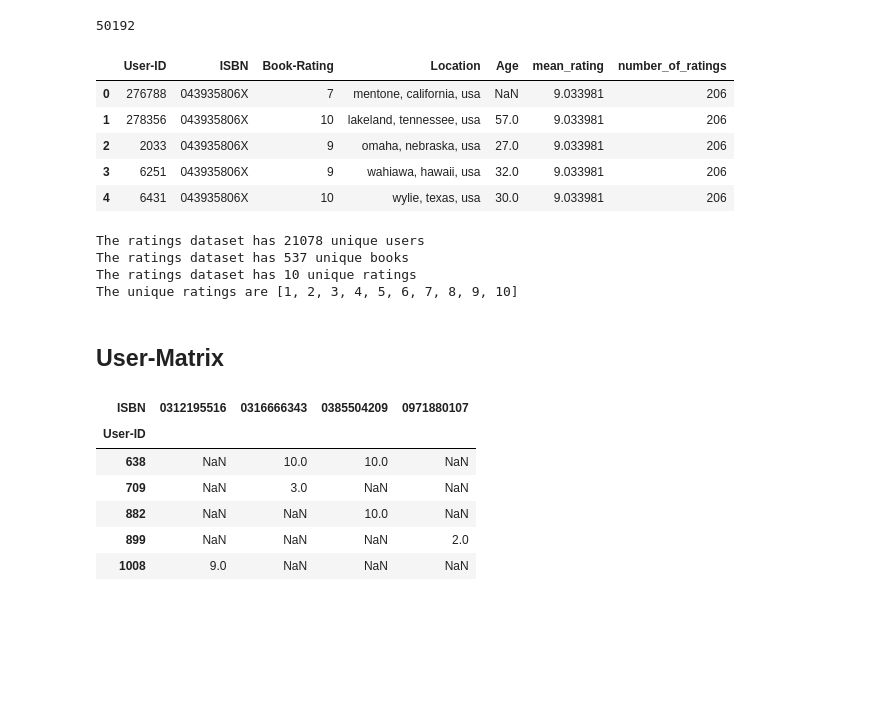
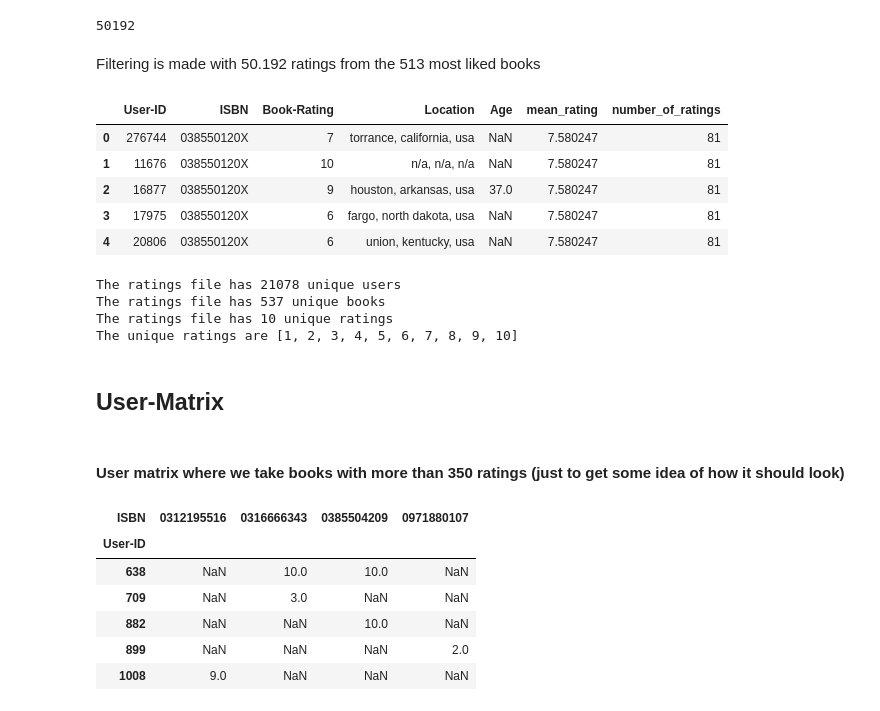
Before and after one commit to marinaepitropaki/BookRecommendationSystem, a Jupyter notebook: lukas.ipynb, the cells around one changed output. Drawn from its saved outputs; the diff is of its cells as text; code cells hidden in the pictures; blank space fills up the shorter version.

```diff
--- a/lukas.ipynb
+++ b/lukas.ipynb
@@ -237,0 +224,3 @@ memory usage: 16.8+ KB
+# %%
+agg_ratings_GT50 = agg_ratings[agg_ratings['number_of_ratings']>=50]
+agg_ratings_GT50.info()
@@ -311,11 +311,11 @@ memory usage: 32.9+ KB
 # %% [markdown]
 ### cleaning data so we only have the 731 books that have ratings on books with books that have +100 ratings
 # %%
-df_GT100 = pd.merge(user_rating_df_clean, agg_ratings_GT100, on='ISBN', how='inner')
+df_GT50 = pd.merge(user_rating_df_clean, agg_ratings_GT50, on='ISBN', how='inner')
 df_GT350 = pd.merge(user_rating_df_clean, agg_ratings_GT350, on='ISBN', how='inner')
-df_GT100.info()
+df_GT50.info()
 
-agg_ratings_GT100.number_of_ratings.sum()
+agg_ratings_GT50.number_of_ratings.sum()
 # %% [output]
 <class 'pandas.core.frame.DataFrame'>
 Int64Index: 50192 entries, 0 to 50191
@@ -332,27 +332,26 @@ Data columns (total 7 columns):
 dtypes: float64(2), int64(3), object(2)
 memory usage: 3.1+ MB
 50192
+# %% [markdown]
+Filtering is made with 50.192 ratings from the 513 most liked books
 # %%
-df_GT100.head()
+df_GT50.head()
 # %% [output]
 |  | User-ID | ISBN | Book-Rating | Location | Age | mean_rating | number_of_ratings |
-| 0 | 276788 | 043935806X | 7 | mentone, california, usa | NaN | 9.033981 | 206 |
-| 1 | 278356 | 043935806X | 10 | lakeland, tennessee, usa | 57.0 | 9.033981 | 206 |
-| 2 | 2033 | 043935806X | 9 | omaha, nebraska, usa | 27.0 | 9.033981 | 206 |
-| 3 | 6251 | 043935806X | 9 | wahiawa, hawaii, usa | 32.0 | 9.033981 | 206 |
-| 4 | 6431 | 043935806X | 10 | wylie, texas, usa | 30.0 | 9.033981 | 206 |
+| 0 | 276744 | 038550120X | 7 | torrance, california, usa | NaN | 7.580247 | 81 |
+| 1 | 11676 | 038550120X | 10 | n/a, n/a, n/a | NaN | 7.580247 | 81 |
+| 2 | 16877 | 038550120X | 9 | houston, arkansas, usa | 37.0 | 7.580247 | 81 |
+| 3 | 17975 | 038550120X | 6 | fargo, north dakota, usa | NaN | 7.580247 | 81 |
+| 4 | 20806 | 038550120X | 6 | union, kentucky, usa | NaN | 7.580247 | 81 |
 # %%
-print('The ratings dataset has', df_GT100['User-ID'].nunique(), 'unique users')
-# Number of movies
-print('The ratings dataset has', df_GT100['ISBN'].nunique(), 'unique books')
-# Number of ratings
-print('The ratings dataset has', df_GT100['Book-Rating'].nunique(), 'unique ratings')
-# List of unique ratings
+print('The ratings file has', df_GT50['User-ID'].nunique(), 'unique users')
+print('The ratings file has', df_GT50['ISBN'].nunique(), 'unique books')
+print('The ratings file has', df_GT50['Book-Rating'].nunique(), 'unique ratings')
 print('The unique ratings are', sorted(df_GT100['Book-Rating'].unique()))
 # %% [output]
-The ratings dataset has 21078 unique users
-The ratings dataset has 537 unique books
-The ratings dataset has 10 unique ratings
+The ratings file has 21078 unique users
+The ratings file has 537 unique books
+The ratings file has 10 unique ratings
 The unique ratings are [1, 2, 3, 4, 5, 6, 7, 8, 9, 10]
 # %% [markdown]
 ## User-Matrix
@@ -361 +358,3 @@ The unique ratings are [1, 2, 3, 4, 5, 6, 7, 8, 9, 10]
+# %% [markdown]
+#### User matrix where we take books with more than 350 ratings (just to get some idea of how it should look)
 # %%
```
Also changed, not shown: parts of 40 cells of this notebook.
